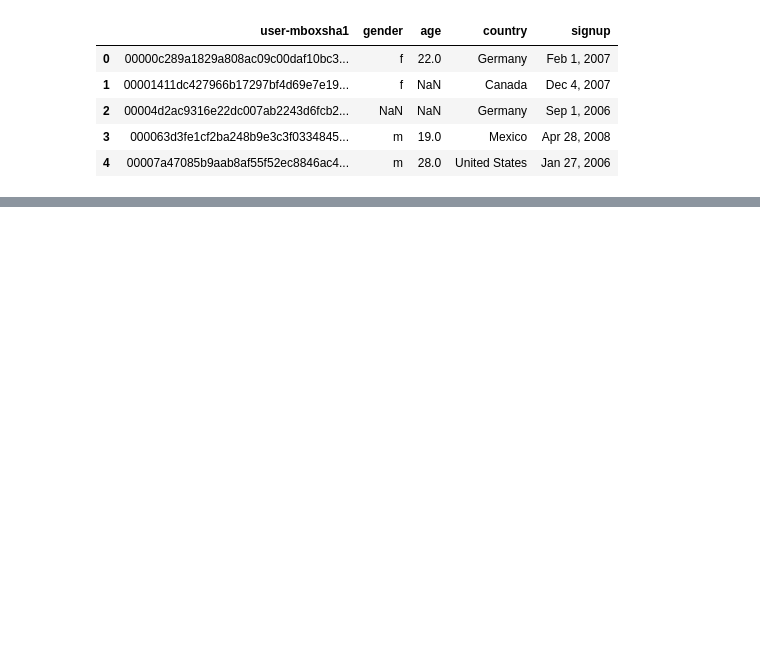
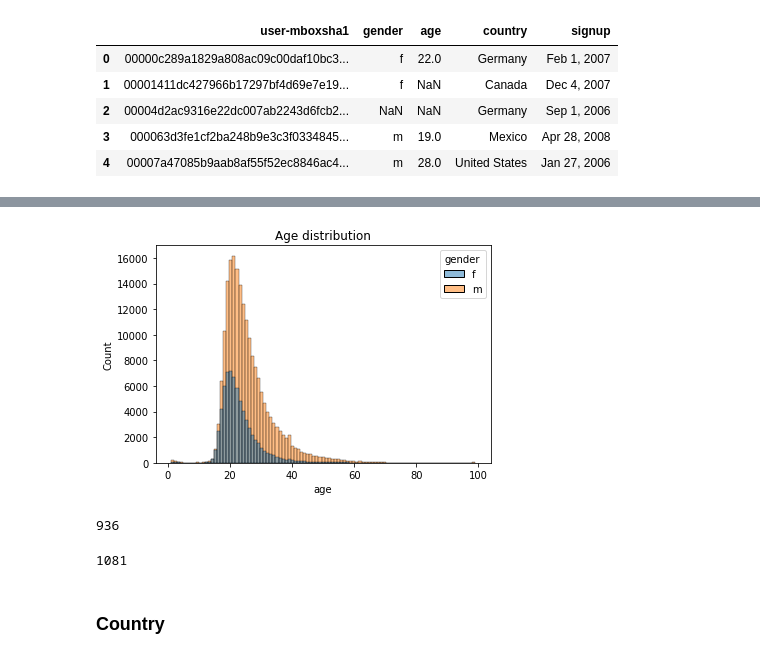
Before and after one commit to lamolivier/EPFL-MLBD-Project, a Jupyter notebook: notebooks/01 - Data Exploration.ipynb, the cells around one changed output, grey strips where cells are left out. Saved outputs shown, nothing was run; the diff lists cells and outputs as text; code cells hidden in the pictures; blank space fills up the shorter version.

Commit message:
Add some data exploration

```diff
--- a/notebooks/01 - Data Exploration.ipynb
+++ b/notebooks/01 - Data Exploration.ipynb
@@ -7,7 +11,7 @@ import sys
 # %%
-col_names_profil = ['user-mboxsha1', 'gender', 'age', 'country', 'signup']
-df_profil = pd.read_csv('../data/usersha1-profile.tsv', sep='\t', names=col_names_profil)
-df_profil.head()
+col_names_user = ['user-mboxsha1', 'gender', 'age', 'country', 'signup']
+df_user = pd.read_csv('../data/usersha1-profile.tsv', sep='\t', names=col_names_user)
+df_user.head()
 # %% [output]
 |  | user-mboxsha1 | gender | age | country | signup |
 | 0 | 00000c289a1829a808ac09c00daf10bc3... | f | 22.0 | Germany | Feb 1, 2007 |
@@ -29,0 +74,18 @@ df.head()
+# %%
+plt.figure(figsize=(6,4))
+sns.histplot(data=df_user[df_user.age.isin(np.arange(0,100))], x="age", bins=99, hue="gender", )
+plt.title("Age distribution")
+plt.savefig("../figures/age_distribution.pdf", bbox_inches="tight")
+plt.show()
+# %% [output]
+[figure, added]
+# %%
+(df_user.age < 5).sum()
+# %% [output]
+936
+# %%
+(df_user.age > 100).sum()
+# %% [output]
+1081
+# %% [markdown]
+### Country
```
Also changed, not shown: parts of 29 cells of this notebook.
